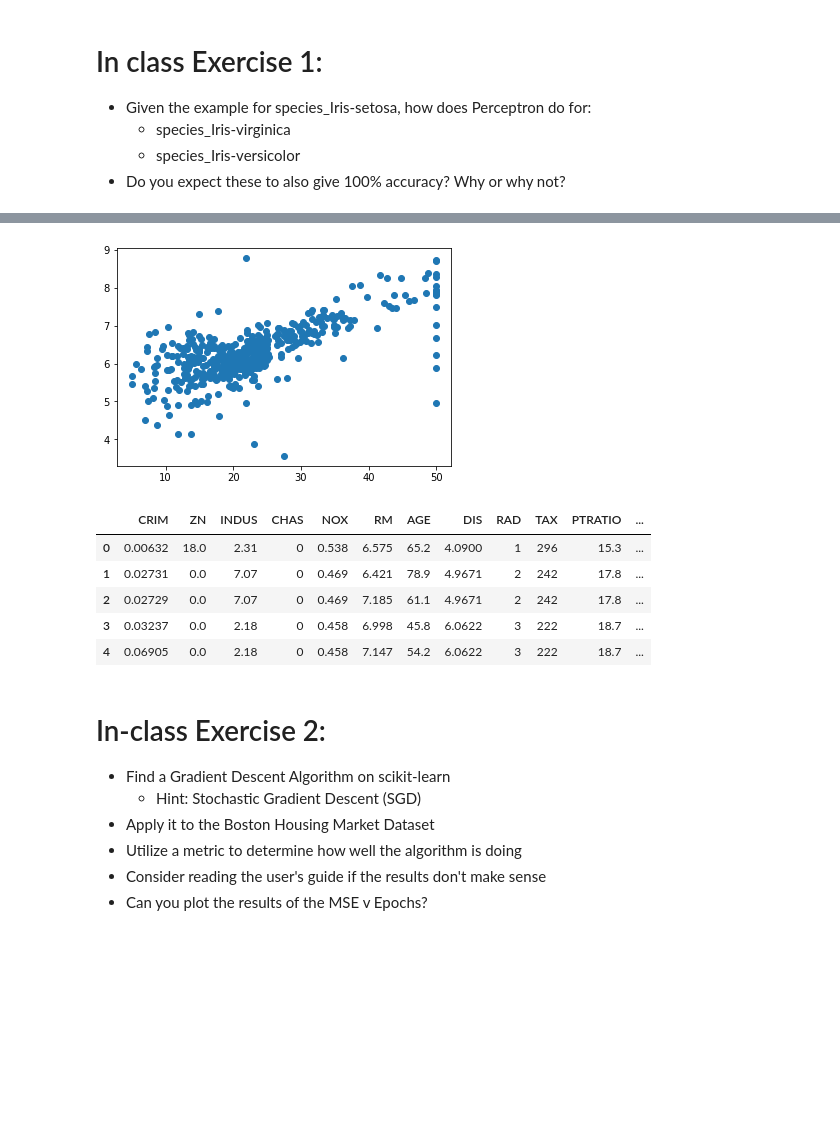
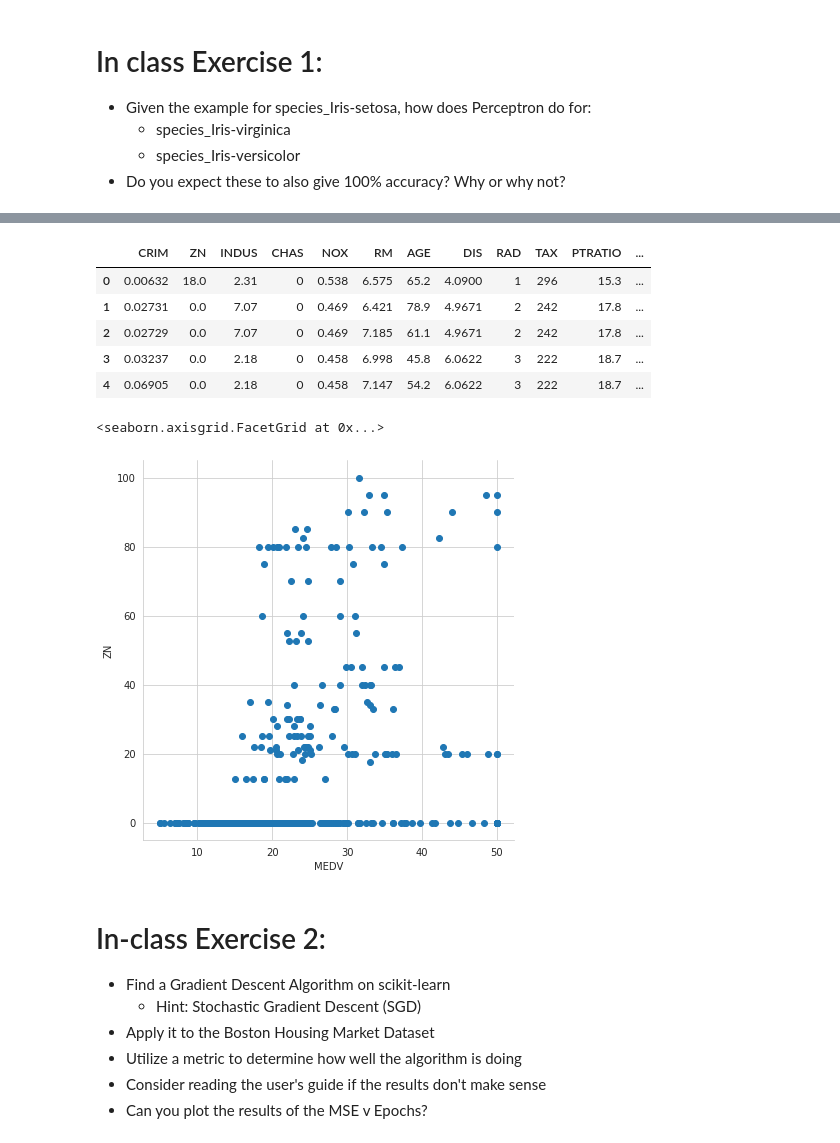
Before and after one commit to merriekay/CS167Code, a Jupyter notebook: Day17_Notes_perceptron_f21.ipynb, the cells around one changed output, grey strips where cells are left out. Cells and saved outputs as stored; diff of their text form; code cells hidden in the pictures; blank space fills up the shorter version.

```diff
--- a/Day17_Notes_perceptron_f21.ipynb
+++ b/Day17_Notes_perceptron_f21.ipynb
@@ -91,24 +107,27 @@ from sklearn.model_selection import train_test_split
 from sklearn import metrics
 
 import pandas
-data = pandas.read_csv('/content/drive/MyDrive/CS167_S21/CS167_datasets/boston_housing.csv')
-
-## Play around with plotting different predictor variables
-%matplotlib inline
-import matplotlib.pyplot as plt
-plt.scatter(data['MEDV'],data['RM'])
-plt.show()
+data = pandas.read_csv('/content/drive/MyDrive/CS167/datasets/boston_housing.csv')
+data.head()
 # %% [output]
-[figure, removed]
+|  | CRIM | ZN | INDUS | CHAS | NOX | RM | AGE | DIS | RAD | TAX | PTRATIO | ... |
+| 0 | 0.00632 | 18.0 | 2.31 | 0 | 0.538 | 6.575 | 65.2 | 4.0900 | 1 | 296 | 15.3 | ... |
+| 1 | 0.02731 | 0.0 | 7.07 | 0 | 0.469 | 6.421 | 78.9 | 4.9671 | 2 | 242 | 17.8 | ... |
+| 2 | 0.02729 | 0.0 | 7.07 | 0 | 0.469 | 7.185 | 61.1 | 4.9671 | 2 | 242 | 17.8 | ... |
+| 3 | 0.03237 | 0.0 | 2.18 | 0 | 0.458 | 6.998 | 45.8 | 6.0622 | 3 | 222 | 18.7 | ... |
+| 4 | 0.06905 | 0.0 | 2.18 | 0 | 0.458 | 7.147 | 54.2 | 6.0622 | 3 | 222 | 18.7 | ... |
-# %%
-data.head()
-# %% [output]
-|  | CRIM | ZN | INDUS | CHAS | NOX | RM | AGE | DIS | RAD | TAX | PTRATIO | ... |
-| 0 | 0.00632 | 18.0 | 2.31 | 0 | 0.538 | 6.575 | 65.2 | 4.0900 | 1 | 296 | 15.3 | ... |
-| 1 | 0.02731 | 0.0 | 7.07 | 0 | 0.469 | 6.421 | 78.9 | 4.9671 | 2 | 242 | 17.8 | ... |
-| 2 | 0.02729 | 0.0 | 7.07 | 0 | 0.469 | 7.185 | 61.1 | 4.9671 | 2 | 242 | 17.8 | ... |
-| 3 | 0.03237 | 0.0 | 2.18 | 0 | 0.458 | 6.998 | 45.8 | 6.0622 | 3 | 222 | 18.7 | ... |
-| 4 | 0.06905 | 0.0 | 2.18 | 0 | 0.458 | 7.147 | 54.2 | 6.0622 | 3 | 222 | 18.7 | ... |
+# %%
+## Play around with plotting different predictor variables
+sns.set_style("whitegrid")
+
+# sepal_length, petal_length are iris
+# feature data height used to define
+# Height of graph whereas hue store the
+# class of iris dataset.
+sns.FacetGrid(data,height = 6).map(plt.scatter,'MEDV','ZN')
+# %% [output]
+<seaborn.axisgrid.FacetGrid at 0x...>
+[figure, added]
 # %% [markdown]
 # In-class Exercise 2:
 - Find a Gradient Descent Algorithm on scikit-learn
```
Also changed, not shown: parts of 3 cells of this notebook.
